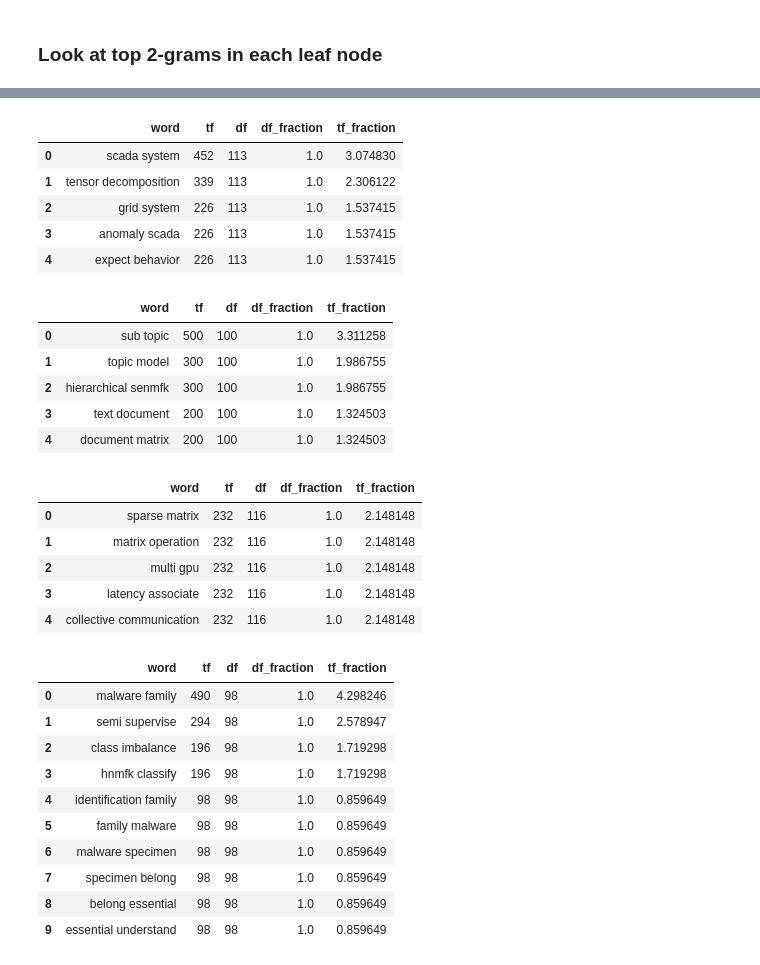
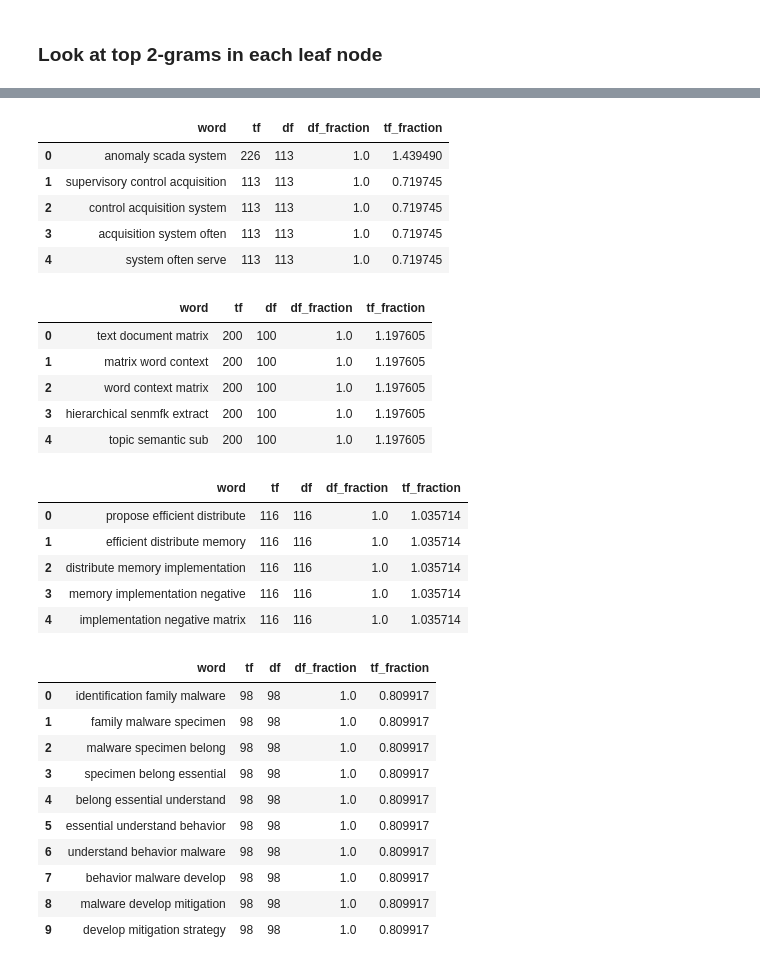
Before and after one commit to lanl/T-ELF, a Jupyter notebook: examples/HNMFk/01-Semantic-HNMFk.ipynb, the cells around one changed output, grey strips where cells are left out. Saved outputs shown, nothing was run; the diff lists cells and outputs as text; code cells hidden in the pictures.

Commit message:
udpate hnmfk example

```diff
--- a/examples/HNMFk/01-Semantic-HNMFk.ipynb
+++ b/examples/HNMFk/01-Semantic-HNMFk.ipynb
@@ -314,6 +314,7 @@ for node in all_nodes:
         current_documents = df.iloc[node["original_indices"]]
         top_1grams = get_top_words(current_documents["clean_abstract"].to_dict(), top_n=50, n_gram=1, verbose=False, filename=None)
         top_2grams = get_top_words(current_documents["clean_abstract"].to_dict(), top_n=50, n_gram=2, verbose=False, filename=None)
+        top_3grams = get_top_words(current_documents["clean_abstract"].to_dict(), top_n=50, n_gram=3, verbose=False, filename=None)
 
         leaf_nodes.append({
             "node_name":node["node_name"],
@@ -328,6 +329,7 @@ for node in all_nodes:
             "documents":current_documents,
             "top_1grams":top_1grams,
             "top_2grams":top_2grams,
+            "top_3grams":top_3grams,
         })
 
 len(leaf_nodes)
@@ -388,41 +390,41 @@ leaf_nodes[4]["top_2grams"].head(5)
 # %%
-leaf_nodes[5]["top_2grams"].head(5)
+leaf_nodes[5]["top_3grams"].head(5)
 # %% [output]
 |  | word | tf | df | df_fraction | tf_fraction |
-| 0 | scada system | 452 | 113 | 1.0 | 3.074830 |
-| 1 | tensor decomposition | 339 | 113 | 1.0 | 2.306122 |
-| 2 | grid system | 226 | 113 | 1.0 | 1.537415 |
-| 3 | anomaly scada | 226 | 113 | 1.0 | 1.537415 |
-| 4 | expect behavior | 226 | 113 | 1.0 | 1.537415 |
+| 0 | anomaly scada system | 226 | 113 | 1.0 | 1.439490 |
+| 1 | supervisory control acquisition | 113 | 113 | 1.0 | 0.719745 |
+| 2 | control acquisition system | 113 | 113 | 1.0 | 0.719745 |
+| 3 | acquisition system often | 113 | 113 | 1.0 | 0.719745 |
+| 4 | system often serve | 113 | 113 | 1.0 | 0.719745 |
 # %%
-leaf_nodes[6]["top_2grams"].head(5)
+leaf_nodes[6]["top_3grams"].head(5)
 # %% [output]
 |  | word | tf | df | df_fraction | tf_fraction |
-| 0 | sub topic | 500 | 100 | 1.0 | 3.311258 |
-| 1 | topic model | 300 | 100 | 1.0 | 1.986755 |
-| 2 | hierarchical senmfk | 300 | 100 | 1.0 | 1.986755 |
-| 3 | text document | 200 | 100 | 1.0 | 1.324503 |
-| 4 | document matrix | 200 | 100 | 1.0 | 1.324503 |
+| 0 | text document matrix | 200 | 100 | 1.0 | 1.197605 |
+| 1 | matrix word context | 200 | 100 | 1.0 | 1.197605 |
+| 2 | word context matrix | 200 | 100 | 1.0 | 1.197605 |
+| 3 | hierarchical senmfk extract | 200 | 100 | 1.0 | 1.197605 |
+| 4 | topic semantic sub | 200 | 100 | 1.0 | 1.197605 |
 # %%
-leaf_nodes[7]["top_2grams"].head(5)
+leaf_nodes[7]["top_3grams"].head(5)
 # %% [output]
 |  | word | tf | df | df_fraction | tf_fraction |
-| 0 | sparse matrix | 232 | 116 | 1.0 | 2.148148 |
-| 1 | matrix operation | 232 | 116 | 1.0 | 2.148148 |
-| 2 | multi gpu | 232 | 116 | 1.0 | 2.148148 |
-| 3 | latency associate | 232 | 116 | 1.0 | 2.148148 |
-| 4 | collective communication | 232 | 116 | 1.0 | 2.148148 |
+| 0 | propose efficient distribute | 116 | 116 | 1.0 | 1.035714 |
+| 1 | efficient distribute memory | 116 | 116 | 1.0 | 1.035714 |
+| 2 | distribute memory implementation | 116 | 116 | 1.0 | 1.035714 |
+| 3 | memory implementation negative | 116 | 116 | 1.0 | 1.035714 |
+| 4 | implementation negative matrix | 116 | 116 | 1.0 | 1.035714 |
 # %%
-leaf_nodes[8]["top_2grams"].head(10)
+leaf_nodes[8]["top_3grams"].head(10)
 # %% [output]
 |  | word | tf | df | df_fraction | tf_fraction |
-| 0 | malware family | 490 | 98 | 1.0 | 4.298246 |
-| 1 | semi supervise | 294 | 98 | 1.0 | 2.578947 |
-| 2 | class imbalance | 196 | 98 | 1.0 | 1.719298 |
-| 3 | hnmfk classify | 196 | 98 | 1.0 | 1.719298 |
-| 4 | identification family | 98 | 98 | 1.0 | 0.859649 |
-| 5 | family malware | 98 | 98 | 1.0 | 0.859649 |
-| 6 | malware specimen | 98 | 98 | 1.0 | 0.859649 |
-| 7 | specimen belong | 98 | 98 | 1.0 | 0.859649 |
-| 8 | belong essential | 98 | 98 | 1.0 | 0.859649 |
-| 9 | essential understand | 98 | 98 | 1.0 | 0.859649 |
+| 0 | identification family malware | 98 | 98 | 1.0 | 0.809917 |
+| 1 | family malware specimen | 98 | 98 | 1.0 | 0.809917 |
+| 2 | malware specimen belong | 98 | 98 | 1.0 | 0.809917 |
+| 3 | specimen belong essential | 98 | 98 | 1.0 | 0.809917 |
+| 4 | belong essential understand | 98 | 98 | 1.0 | 0.809917 |
+| 5 | essential understand behavior | 98 | 98 | 1.0 | 0.809917 |
+| 6 | understand behavior malware | 98 | 98 | 1.0 | 0.809917 |
+| 7 | behavior malware develop | 98 | 98 | 1.0 | 0.809917 |
+| 8 | malware develop mitigation | 98 | 98 | 1.0 | 0.809917 |
+| 9 | develop mitigation strategy | 98 | 98 | 1.0 | 0.809917 |
```
Also changed, not shown: parts of 13 cells of this notebook.
